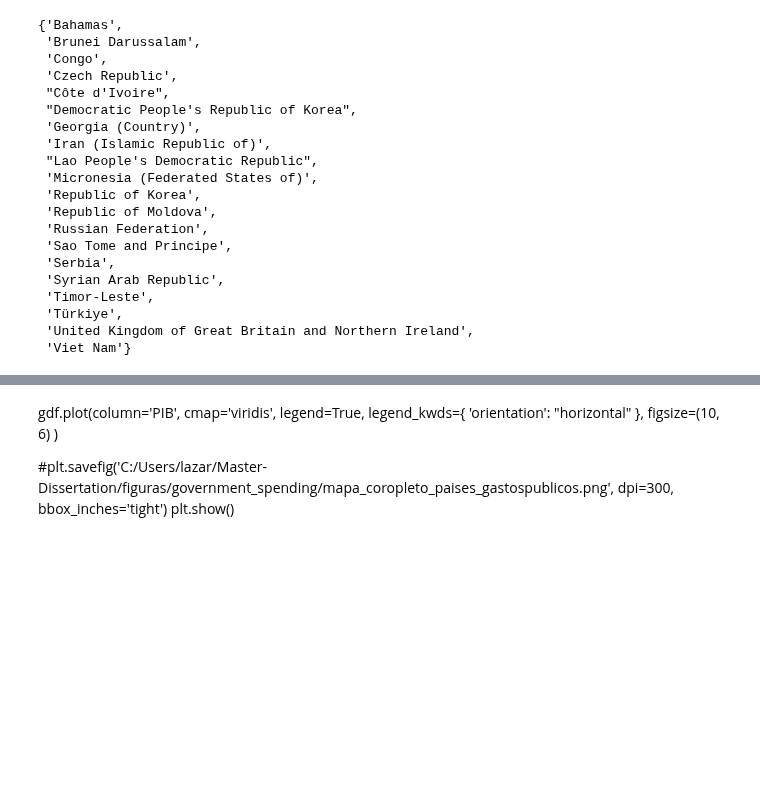
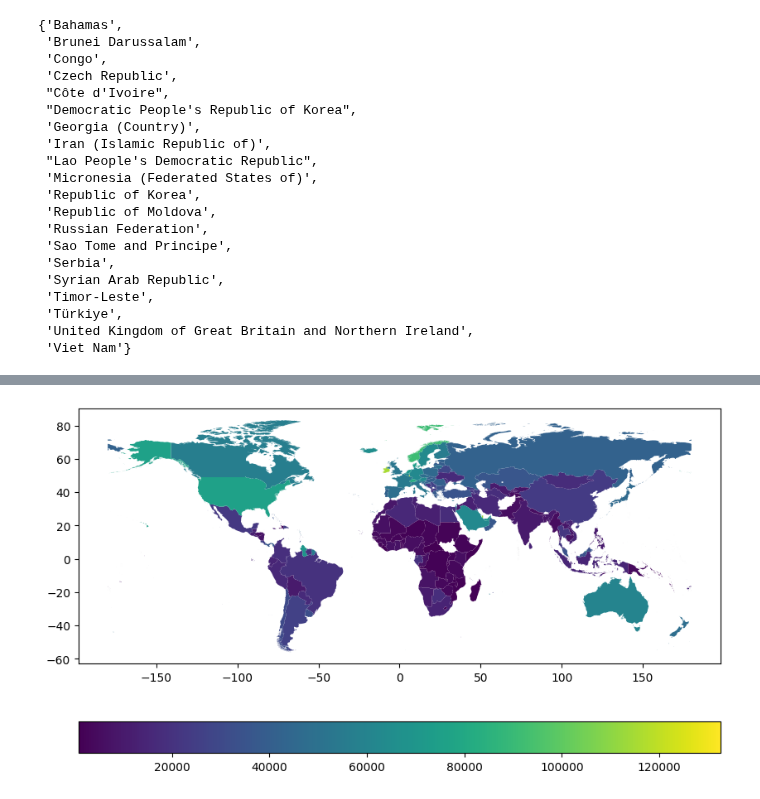
Before and after one commit to LazaroDamasceno/Dissertacao-Mestrado, a Jupyter notebook: eda/mapa_coropleto/mapa_coropleto_paises_pib_percapita_ppc.ipynb, the cells around one changed output, grey strips where cells are left out. Drawn from its saved outputs; the diff is of its cells as text; code cells hidden in the pictures; blank space fills up the shorter version.

Commit message:
Finaliozu o notebook mapa_coropleto_paises_pib_percapita_ppc

```diff
--- a/eda/mapa_coropleto/mapa_coropleto_paises_pib_percapita_ppc.ipynb
+++ b/eda/mapa_coropleto/mapa_coropleto_paises_pib_percapita_ppc.ipynb
@@ -96,7 +94,26 @@ set(paises).difference(set(gdf['name']))
  'Viet Nam'}
 # %%
 gdf['name'] = gdf['name'].replace({
-
+    'Brunei': 'Brunei Darussalam',
+    'Vietnam': 'Viet Nam',
+    'United Kingdom': 'United Kingdom of Great Britain and Northern Ireland',
+    'Syria': 'Syrian Arab Republic',
+    'Republic of the Congo': 'Congo',
+    'The Bahamas': 'Bahamas',
+    'Georgia': 'Georgia (Country)',
+    'Russia': 'Russian Federation',
+    'North Korea': "Democratic People's Republic of Korea",
+    'South Korea': 'Republic of Korea',
+    'Moldova': 'Republic of Moldova',
+    'Turkey': 'Türkiye',
+    'East Timor': 'Timor-Leste',
+    'Republic of Serbia': 'Serbia',
+    'Czechia': 'Czech Republic',
+    'Ivory Coast': "Côte d'Ivoire",
+    'Iran': 'Iran (Islamic Republic of)',
+    "Federated States of Micronesia": "Micronesia (Federated States of)",
+    'Laos': "Lao People's Democratic Republic",
+    "São Tomé and Principe": "Sao Tome and Principe"
 })
 # %%
 set(paises).difference(set(gdf['name']))
@@ -120,18 +122,20 @@ set(paises).difference(set(gdf['name']))
+# %%
+gdf = gdf[gdf['name'].isin(paises)].sort_values(by='name', ascending=True).reset_index(drop=True)
 # %%
-pib = pib[pib['Country Name'].isin(paises)].reset_index(drop=True)
+pib = pib[pib['Country Name'].isin(paises)].sort_values(by='Country Name', ascending=True).reset_index(drop=True)
-# %%
-gdf = gdf.sort_values(by='name', ascending=True)
 # %%
 gdf['PIB'] = pib['2024']
-# %% [markdown]
-gdf.plot(column='PIB',
-        cmap='viridis',
-        legend=True,
-        legend_kwds={
-            'orientation': "horizontal"
-        },
-        figsize=(10, 6)
-)
-
-#plt.savefig('C:/Users/lazar/Master-Dissertation/figuras/government_spending/mapa_coropleto_paises_gastospublicos.png', dpi=300, bbox_inches='tight')
-plt.show()
+# %%
+gdf.plot(column='PIB',
+        cmap='viridis',
+        legend=True,
+        legend_kwds={
+            'orientation': "horizontal"
+        },
+        figsize=(10, 6)
+)
+
+plt.savefig('C:/Users/lazar/Master-Dissertation/figuras/pib/mapa_coropleto_paises_pib_percapita_ppc.png', dpi=300, bbox_inches='tight')
+plt.show()
+# %% [output]
+[figure, added]
```
Also changed, not shown: parts of 2 cells of this notebook, 2 other files.
